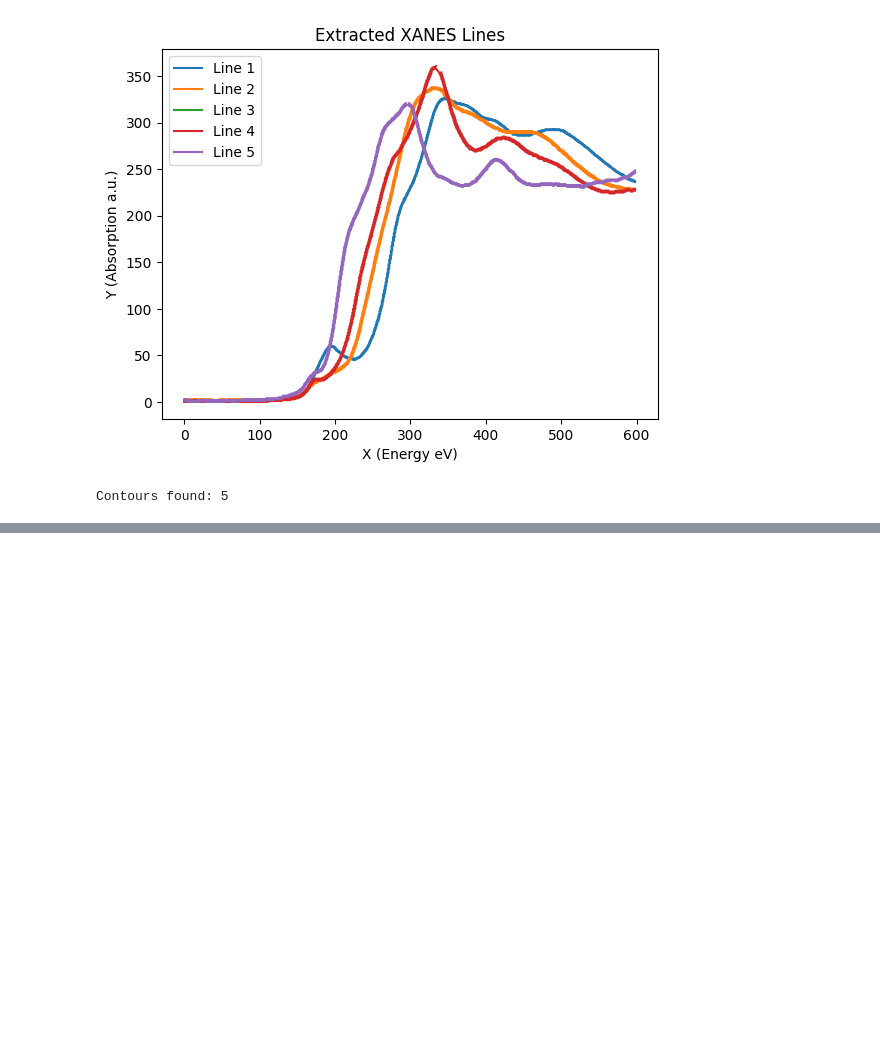
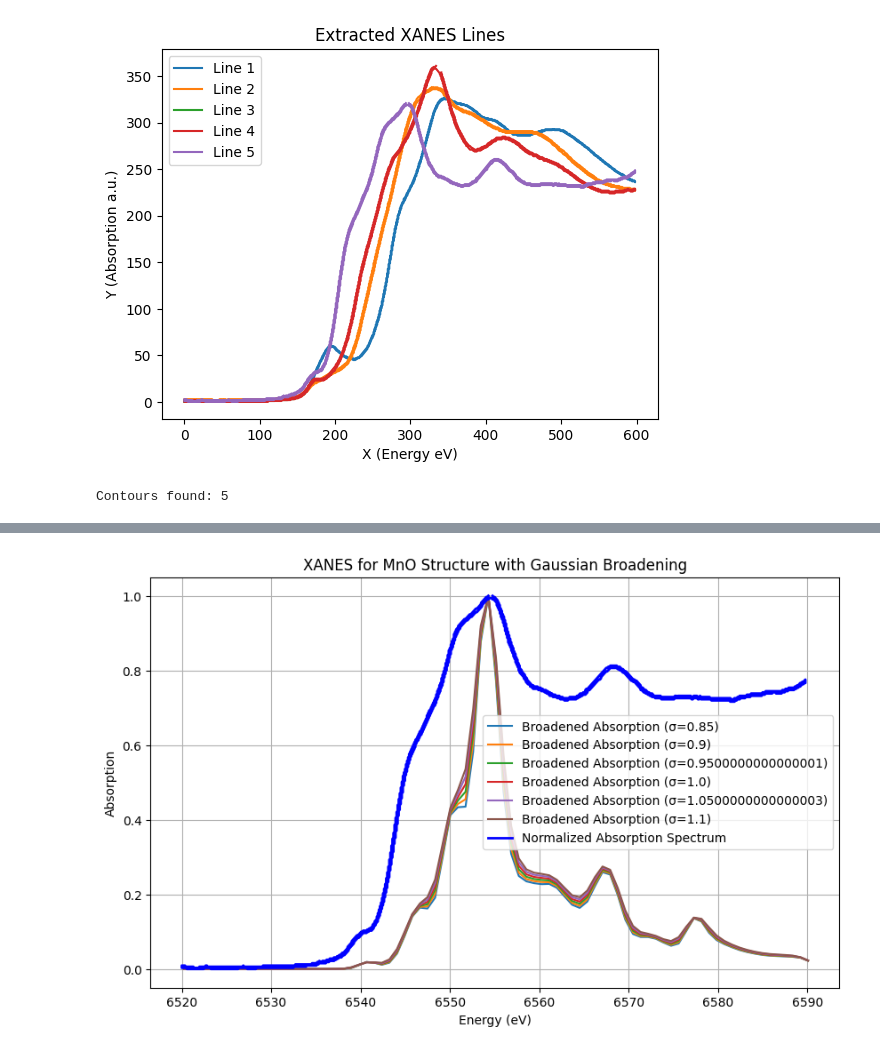
Before and after one commit to Lungelodlm/chemeng, a Jupyter notebook: Summary.ipynb, the cells around one changed output, grey strips where cells are left out. Saved outputs shown, nothing was run; the diff lists cells and outputs as text; code cells hidden in the pictures; blank space fills up the shorter version.

```diff
--- a/Summary.ipynb
+++ b/Summary.ipynb
@@ -176,0 +216,44 @@ plt.show()
+# %%
+
+
+# Assuming you already have the data loaded in MnO_bulk and line5
+energy = MnO_bulk["Energy (eV)"].values  # Energy values as numpy array
+absorption = MnO_bulk["Absorption"].values  # Absorption values as numpy array
+
+# Define the Gaussian function
+def gaussian(x, x0, sigma):
+    return np.exp(-(x - x0)**2 / (2 * sigma**2))
+
+# Set the broadening factors to explore
+broadening_factors = np.arange(0.85, 1.1, 0.05)  # From 0.5 to 1.1 in steps of 0.2
+
+# Create the plot
+plt.figure(figsize=(10, 6))
+
+# Loop over each broadening factor and calculate the broadened absorption
+for broadening_factor in broadening_factors:
+    # Create an array for the broadened absorption
+    broadened_absorption = np.zeros_like(absorption)
+
+    # Loop over each energy point and apply Gaussian broadening
+    for i in range(len(energy)):
+        broadened_absorption += absorption[i] * gaussian(energy, energy[i], broadening_factor)
+
+    # Normalize the result
+    broadened_absorption /= np.max(broadened_absorption)
+
+    # Plot the broadened absorption spectrum
+    plt.plot(energy, broadened_absorption, label=f'Broadened Absorption (σ={broadening_factor})')
+
+# Plot the normalized absorption spectrum from line5
+plt.plot(line5["x"], line5["y"], label='Normalized Absorption Spectrum', color='blue', linewidth=2)
+
+# Labeling the plot
+plt.xlabel('Energy (eV)')
+plt.ylabel('Absorption')
+plt.title('XANES for MnO Structure with Gaussian Broadening')
+plt.grid(True)
+plt.legend()
+plt.show()
+# %% [output]
+[figure, added]
```
Also changed, not shown: parts of 7 cells of this notebook.
